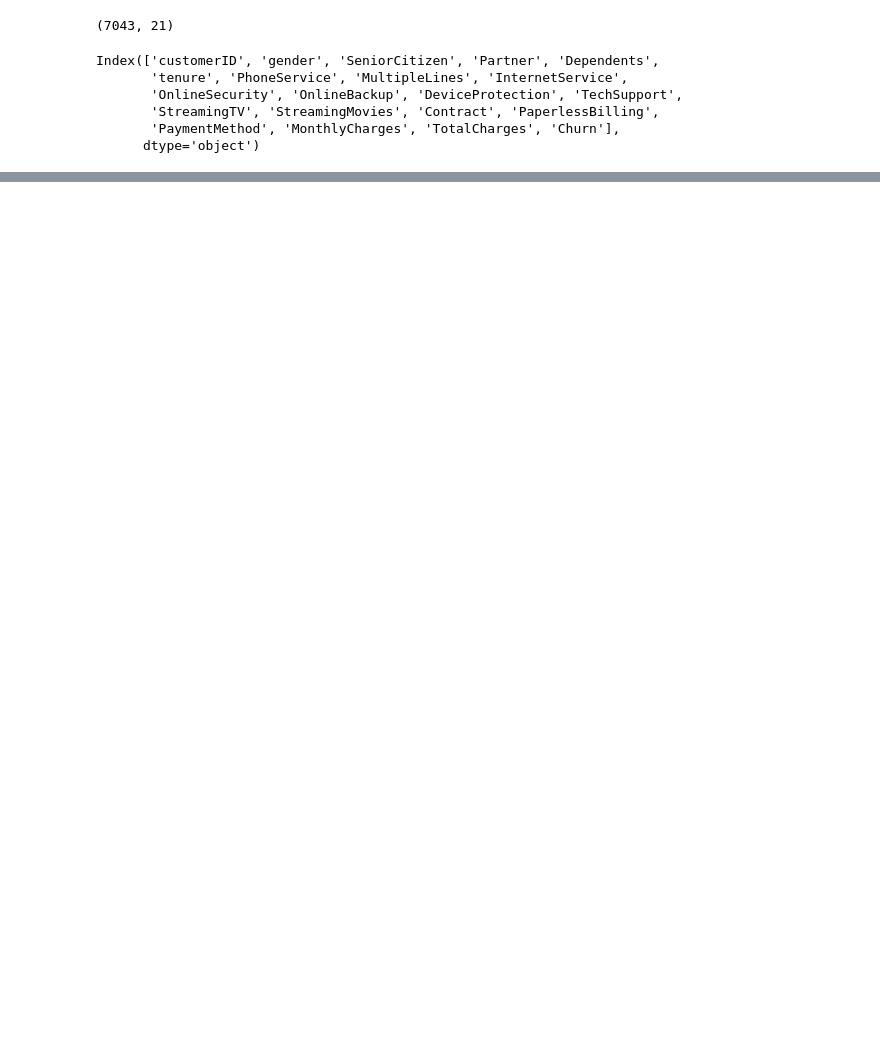
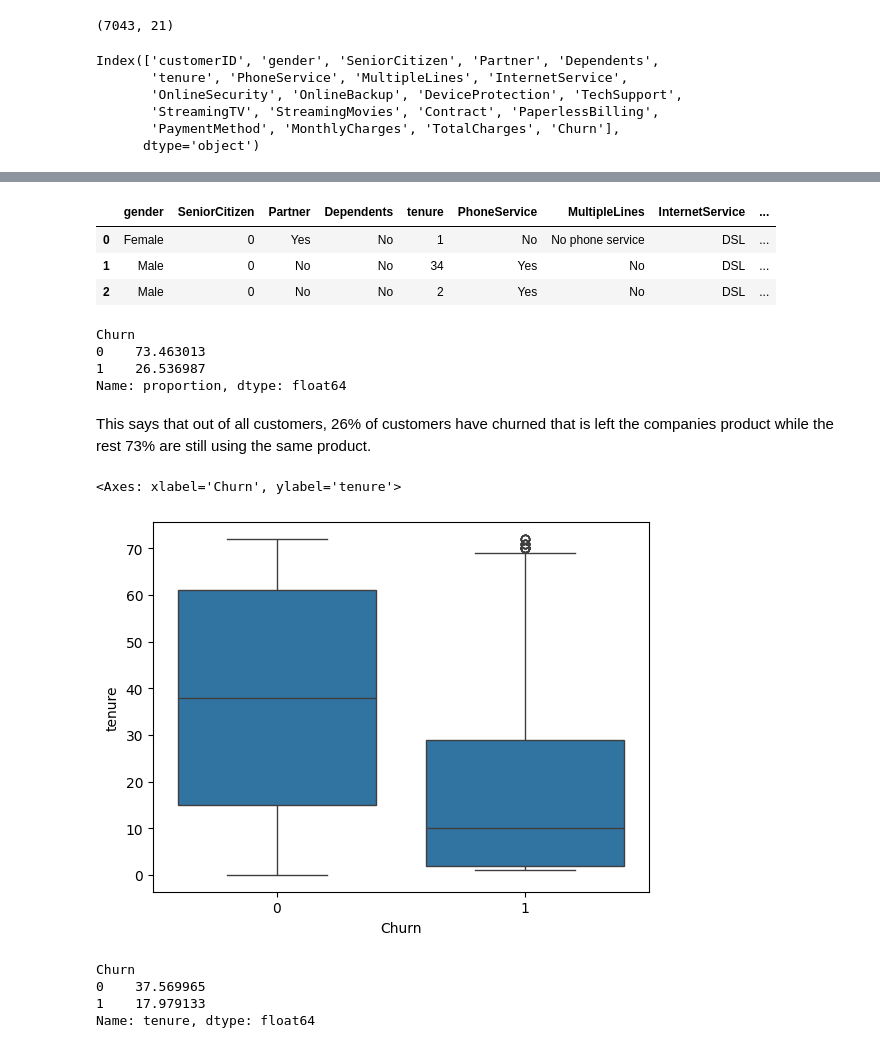
Before and after one commit to abhishiron/telecom-customer-churnn, a Jupyter notebook: customer_churn.ipynb, the cells around one changed output, grey strips where cells are left out. Drawn from its saved outputs; the diff is of its cells as text; code cells hidden in the pictures; blank space fills up the shorter version.

Commit message:
extracted few factors affecting churn

```diff
--- a/customer_churn.ipynb
+++ b/customer_churn.ipynb
@@ -59,0 +73,36 @@ dtype: object
+# %%
+# Drop customerID column as it is not useful for analysis
+df.drop('customerID', axis=1, inplace=True)
+# %%
+df['TotalCharges'] = pd.to_numeric(df['TotalCharges'], errors='coerce')
+# %%
+# conver churn to binary
+df['Churn'] = df['Churn'].map({'Yes': 1, 'No': 0})
+# %%
+df.head(3)
+# %% [output]
+|  | gender | SeniorCitizen | Partner | Dependents | tenure | PhoneService | MultipleLines | InternetService | ... |
+| 0 | Female | 0 | Yes | No | 1 | No | No phone service | DSL | ... |
+| 1 | Male | 0 | No | No | 34 | Yes | No | DSL | ... |
+| 2 | Male | 0 | No | No | 2 | Yes | No | DSL | ... |
+# %%
+df['Churn'].value_counts(normalize=True) * 100
+# %% [output]
+Churn
+0    73.463013
+1    26.536987
+Name: proportion, dtype: float64
+# %% [markdown]
+This says that out of all customers, 26% of customers have churned that is left the companies product while the rest 73% are still using the same product.
+# %%
+sns.boxplot(x='Churn', y='tenure', data=df)
+# %% [output]
+<Axes: xlabel='Churn', ylabel='tenure'>
+[figure, added]
+# %%
+df.groupby('Churn')['tenure'].mean()
+# %% [output]
+Churn
+0    37.569965
+1    17.979133
+Name: tenure, dtype: float64
```
Also changed, not shown: parts of 29 cells of this notebook.
